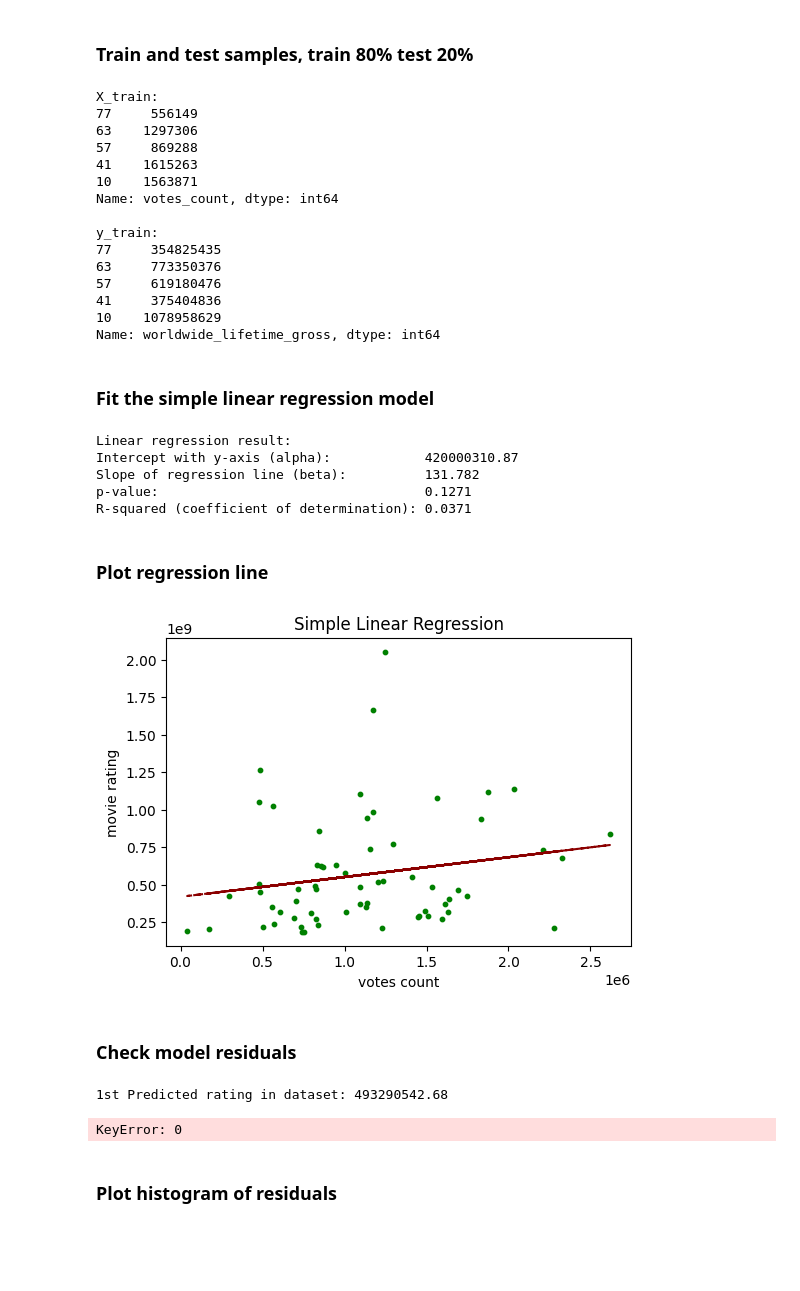
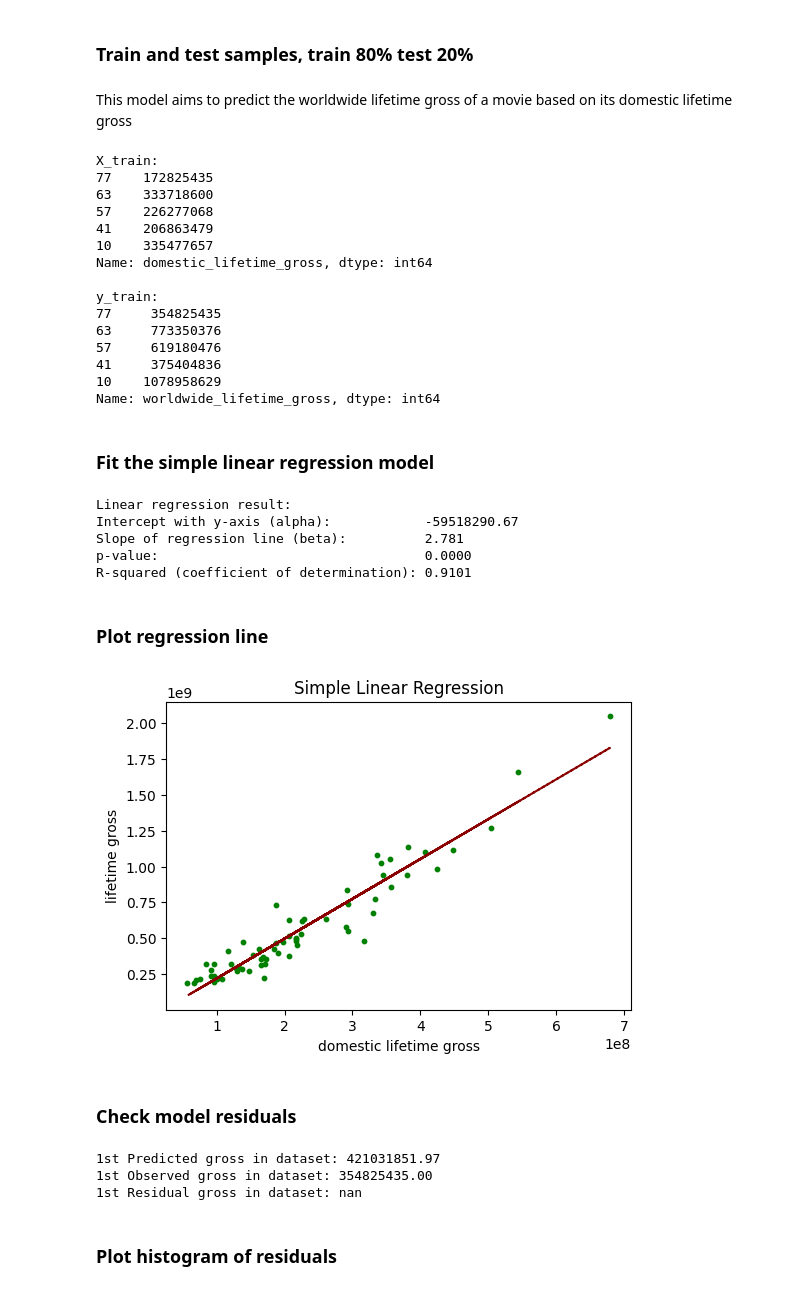
Before and after one commit to shajiranraveendran/data_analytics_project, a Jupyter notebook: project_regression.ipynb, the cells around one changed output. Drawn from its saved outputs; the diff is of its cells as text; code cells hidden in the pictures; blank space fills up the shorter version.

Commit message:
regression model changes

```diff
--- a/project_regression.ipynb
+++ b/project_regression.ipynb
@@ -189,8 +192,10 @@ float64
 # %% [markdown]
 ### Train and test samples, train 80% test 20%
+# %% [markdown]
+This model aims to predict the worldwide lifetime gross of a movie based on its domestic lifetime gross
 # %%
 # Create train and test samples for runtime
-X_train, X_test, y_train, y_test = train_test_split(df['votes_count'],
+X_train, X_test, y_train, y_test = train_test_split(df['domestic_lifetime_gross'],
                                                     df['worldwide_lifetime_gross'],
                                                     test_size=0.20,
                                                     random_state=42)
@@ -201,16 +206,14 @@ print(X_train.head(), '\n')
 # Show y_train
 print('y_train:')
 print(y_train.head())
-
-# Modell soll versuchen vorherzusagen, wie gut ein Film bewertet wird, basierend auf der Anzahl der Bewertungen
 # %% [output]
 X_train:
-77     556149
-63    1297306
-57     869288
-41    1615263
-10    1563871
-Name: votes_count, dtype: int64
+77    172825435
+63    333718600
+57    226277068
+41    206863479
+10    335477657
+Name: domestic_lifetime_gross, dtype: int64
 
 y_train:
 77     354825435
@@ -233,44 +236,45 @@ print(f'p-value:                                  {p:.4f}')
 print(f'R-squared (coefficient of determination): {r**2:.4f}')
 # %% [output]
 Linear regression result:
-Intercept with y-axis (alpha):            420000310.87
-Slope of regression line (beta):          131.782
-p-value:                                  0.1271
-R-squared (coefficient of determination): 0.0371
+Intercept with y-axis (alpha):            -59518290.67
+Slope of regression line (beta):          2.781
+p-value:                                  0.0000
+R-squared (coefficient of determination): 0.9101
 # %% [markdown]
 ### Plot regression line
 # %%
 # Function to calculate model predictions
 def myfunc(x):
     return slope * x + intercept
 
 # Apply myfunc() to x, i.e. make predictions
 mymodel = pd.Series(map(myfunc, X_train))
 
 # Scatterplot with regression line
 plt.figure(figsize=(6,4))
 plt.scatter(X_train, y_train, s=10, color='green')
 plt.plot(X_train, mymodel, color='darkred', linestyle='dashed')
 plt.title('Simple Linear Regression')
-plt.xlabel('votes count')
-plt.ylabel('movie rating')
+plt.xlabel('domestic lifetime gross')
+plt.ylabel('lifetime gross')
 
 plt.show()
 # %% [output]
-[figure, old version]
+[figure, new version]
 # %% [markdown]
 ### Check model residuals
 # %%
-# Calculate model residuals for train data
+# Calculate residuals
 residuals = y_train - mymodel
 
-# Check the first residual value in our data set
-print(f'1st Predicted rating in dataset: {mymodel[0]:.2f}')
-print(f'1st Observed rating in dataset: {y_train[0]:.2f}')
-print(f'1st Residual rating in dataset: {residuals[0]:.2f}')
+# Check the first residual value
+print(f'1st Predicted gross in dataset: {mymodel[0]:.2f}')
+print(f'1st Observed gross in dataset: {y_train.iloc[0]:.2f}')  # Use .iloc if y_train is a pandas Series
+print(f'1st Residual gross in dataset: {residuals[0]:.2f}')
 # %% [output]
-1st Predicted rating in dataset: 493290542.68
+1st Predicted gross in dataset: 421031851.97
+1st Observed gross in dataset: 354825435.00
+1st Residual gross in dataset: nan
-KeyError: 0
 # %% [markdown]
 ### Plot histogram of residuals
 # %%
```
Also changed, not shown: parts of 9 cells of this notebook.
